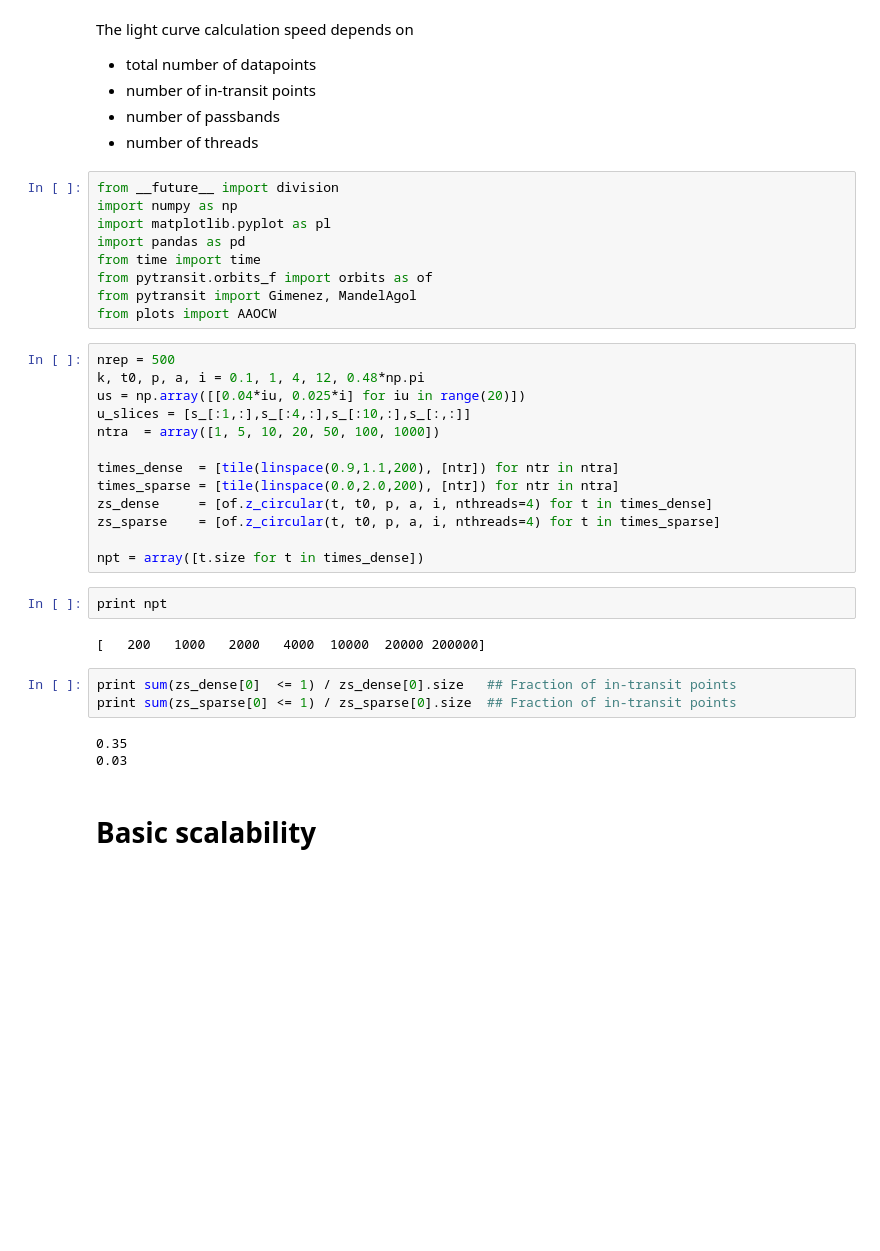
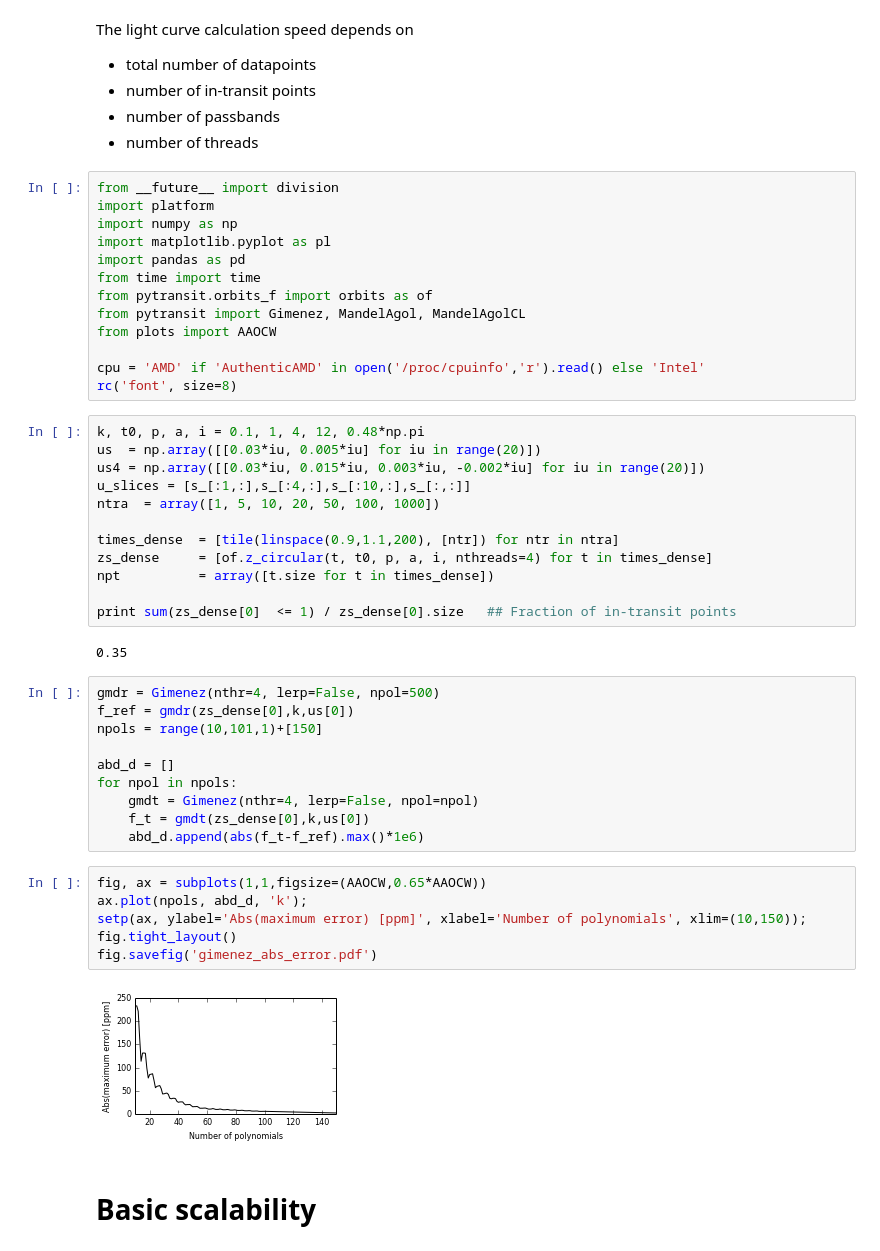
Before and after one commit to hpparvi/PyTransit, a Jupyter notebook: notebooks/Test_scalability.ipynb, the cells around one changed output. Cells and saved outputs as stored; diff of their text form; blank space fills up the shorter version.

```diff
--- a/notebooks/Test_scalability.ipynb
+++ b/notebooks/Test_scalability.ipynb
@@ -9,35 +9,48 @@ The light curve calculation speed depends on
  - number of threads
 # %%
 from __future__ import division
+import platform
 import numpy as np
 import matplotlib.pyplot as pl
 import pandas as pd
 from time import time
 from pytransit.orbits_f import orbits as of
-from pytransit import Gimenez, MandelAgol
+from pytransit import Gimenez, MandelAgol, MandelAgolCL
 from plots import AAOCW
+
+cpu = 'AMD' if 'AuthenticAMD' in open('/proc/cpuinfo','r').read() else 'Intel'
+rc('font', size=8)
 # %%
-nrep = 500
 k, t0, p, a, i = 0.1, 1, 4, 12, 0.48*np.pi
-us = np.array([[0.04*iu, 0.025*i] for iu in range(20)])
+us  = np.array([[0.03*iu, 0.005*iu] for iu in range(20)])
+us4 = np.array([[0.03*iu, 0.015*iu, 0.003*iu, -0.002*iu] for iu in range(20)])
 u_slices = [s_[:1,:],s_[:4,:],s_[:10,:],s_[:,:]]
 ntra  = array([1, 5, 10, 20, 50, 100, 1000])
 
 times_dense  = [tile(linspace(0.9,1.1,200), [ntr]) for ntr in ntra]
-times_sparse = [tile(linspace(0.0,2.0,200), [ntr]) for ntr in ntra]
 zs_dense     = [of.z_circular(t, t0, p, a, i, nthreads=4) for t in times_dense]
-zs_sparse    = [of.z_circular(t, t0, p, a, i, nthreads=4) for t in times_sparse]
+npt          = array([t.size for t in times_dense])
 
-npt = array([t.size for t in times_dense])
+print sum(zs_dense[0]  <= 1) / zs_dense[0].size   ## Fraction of in-transit points
+# %% [output]
+0.35
-# %%
-print npt
-# %% [output]
-[   200   1000   2000   4000  10000  20000 200000]
-# %%
-print sum(zs_dense[0]  <= 1) / zs_dense[0].size   ## Fraction of in-transit points
-print sum(zs_sparse[0] <= 1) / zs_sparse[0].size  ## Fraction of in-transit points
-# %% [output]
-0.35
-0.03
+# %%
+gmdr = Gimenez(nthr=4, lerp=False, npol=500)
+f_ref = gmdr(zs_dense[0],k,us[0])
+npols = range(10,101,1)+[150]
+
+abd_d = []
+for npol in npols:
+    gmdt = Gimenez(nthr=4, lerp=False, npol=npol)
+    f_t = gmdt(zs_dense[0],k,us[0])
+    abd_d.append(abs(f_t-f_ref).max()*1e6)
+# %%
+fig, ax = subplots(1,1,figsize=(AAOCW,0.65*AAOCW))
+ax.plot(npols, abd_d, 'k');
+setp(ax, ylabel='Abs(maximum error) [ppm]', xlabel='Number of polynomials', xlim=(10,150));
+fig.tight_layout()
+fig.savefig('gimenez_abs_error.pdf')
+# %% [output]
+[figure, added]
 # %% [markdown]
 # Basic scalability
```
Also changed, not shown: parts of 23 cells of this notebook, 2 other files.
